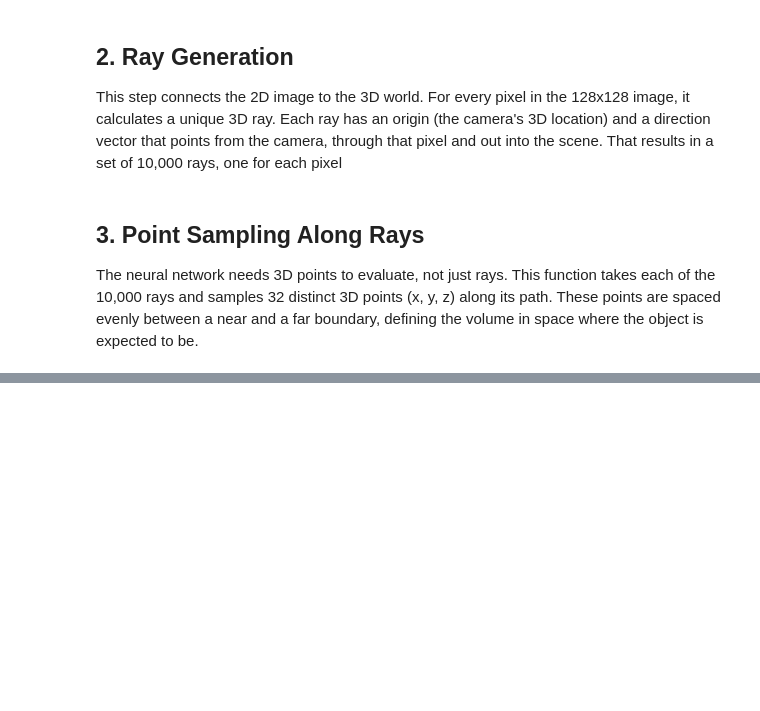
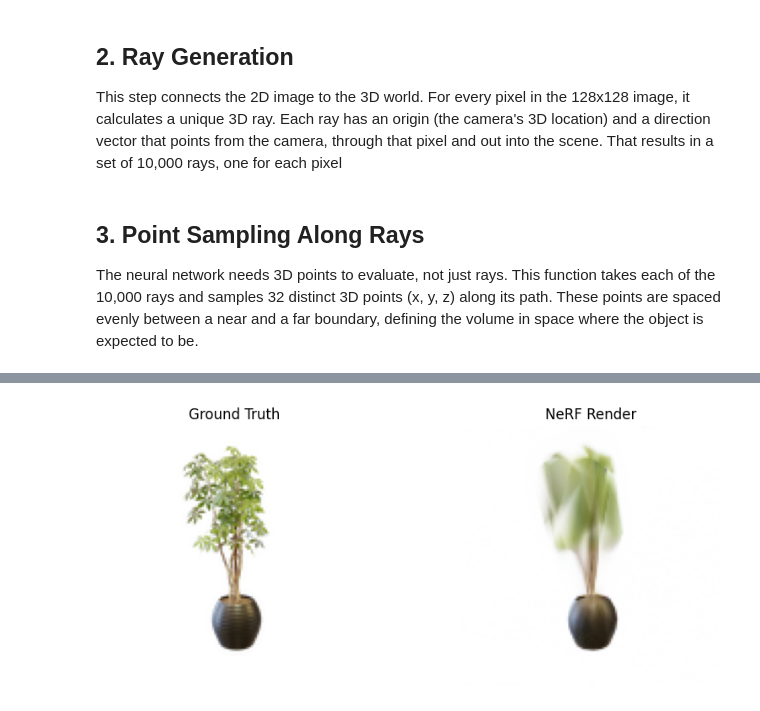
Before and after one commit to rxxxxxxb/NeRF_from_scratch, a Jupyter notebook: nerf_from_scratch.ipynb, the cells around one changed output, grey strips where cells are left out. Saved outputs shown, nothing was run; the diff lists cells and outputs as text; code cells hidden in the pictures; blank space fills up the shorter version.

```diff
--- a/nerf_from_scratch.ipynb
+++ b/nerf_from_scratch.ipynb
@@ -110,0 +166,10 @@ optimizer = torch.optim.Adam(model.parameters(), lr=5e-3)
+# %%
+
+# Flatten rays and image for batch processing
+num_rays = height * width
+
+points_flat = torch.from_numpy(sampled_points.reshape(-1, num_samples_per_ray, 3)).float().to(device)
+ray_directions_flat = torch.from_numpy(ray_directions.reshape(-1, 3)).float().to(device)
+target_rgb_flat = torch.from_numpy(image.reshape(-1, 3)).float().to(device)
+
+z_values_tensor = torch.from_numpy(z_values).float().to(device)
@@ -110,0 +183,20 @@ optimizer = torch.optim.Adam(model.parameters(), lr=5e-3)
+# %%
+
+num_training_steps = 10000
+for step in tqdm(range(num_training_steps), desc="Training NeRF"):
+    # Predict color and density for all points along all rays
+    rgb_sigma = model(points_flat)  # (num_rays, num_samples, 4)
+    rgb_sigma = rgb_sigma.view(-1, num_samples_per_ray, 4)
+
+    # Volume render to get final pixel colors
+    rendered_rgb = volume_render_radiance_field(rgb_sigma, z_values_tensor, ray_directions_flat)
+
+    # Compute loss
+    loss = F.mse_loss(rendered_rgb, target_rgb_flat)
+
+    # Optimize
+    optimizer.zero_grad()
+    loss.backward()
+    optimizer.step()
+    if step % 100 == 0:
+        print(f"Step {step:4d} | Loss: {loss.item():.6f}")
@@ -110,0 +221,17 @@ optimizer = torch.optim.Adam(model.parameters(), lr=5e-3)
+# %%
+# Reshape the rendered image and display
+rendered_image = rendered_rgb.detach().cpu().numpy().reshape(height, width, 3)
+
+plt.figure(figsize=(10, 4))
+
+plt.subplot(1, 2, 1)
+plt.title('Ground Truth')
+plt.imshow(image)
+plt.axis('off')
+plt.subplot(1, 2, 2)
+plt.title('NeRF Render')
+plt.imshow(np.clip(rendered_image, 0, 1))
+plt.axis('off')
+plt.show()
+# %% [output]
+[figure, added]
```
Also changed, not shown: parts of 12 cells of this notebook.
